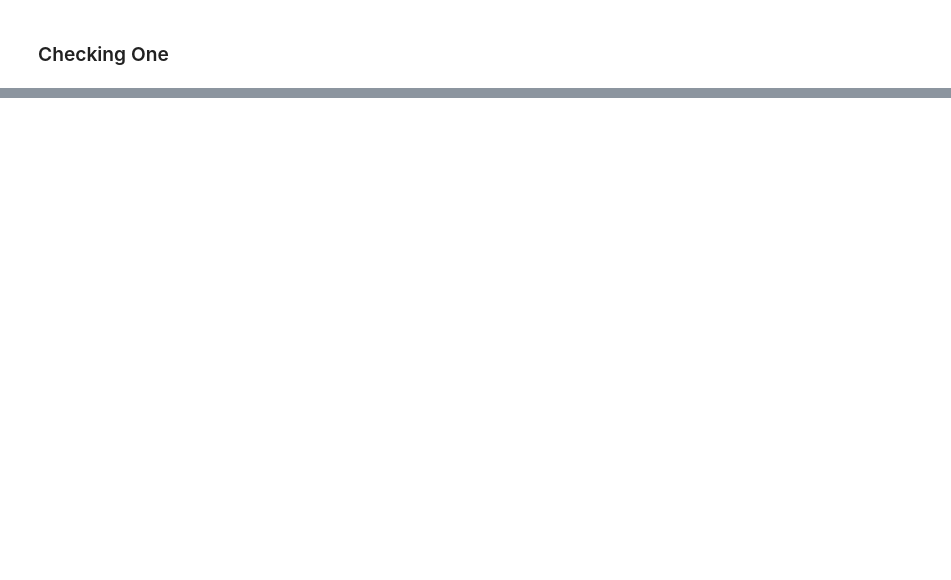
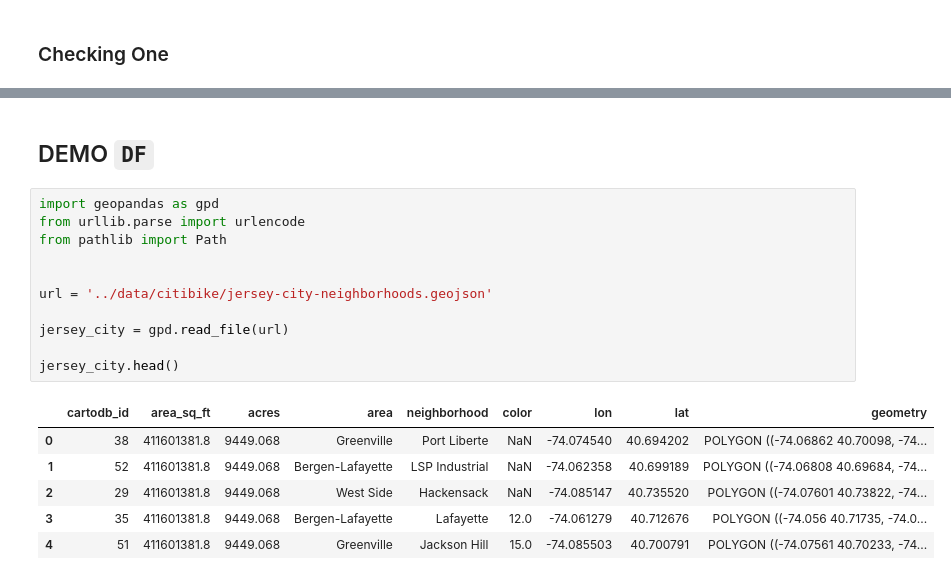
Before and after one commit to hovhannisyan91/aca, a Jupyter notebook: lab/python/notebooks/19_geoanalytics.ipynb, the cells around one changed output, grey strips where cells are left out. Cells and saved outputs as stored; diff of their text form; blank space fills up the shorter version.

```diff
--- a/lab/python/notebooks/19_geoanalytics.ipynb
+++ b/lab/python/notebooks/19_geoanalytics.ipynb
@@ -203,0 +390,20 @@ m
+# %% [markdown]
+## DEMO `DF`
+# %%
+import geopandas as gpd
+from urllib.parse import urlencode
+from pathlib import Path
+
+
+url = '../data/citibike/jersey-city-neighborhoods.geojson'
+
+jersey_city = gpd.read_file(url)
+
+jersey_city.head()
+# %% [output]
+|  | cartodb_id | area_sq_ft | acres | area | neighborhood | color | lon | lat | geometry |
+| 0 | 38 | 411601381.8 | 9449.068 | Greenville | Port Liberte | NaN | -74.074540 | 40.694202 | POLYGON ((-74.06862 40.70098, -74... |
+| 1 | 52 | 411601381.8 | 9449.068 | Bergen-Lafayette | LSP Industrial | NaN | -74.062358 | 40.699189 | POLYGON ((-74.06808 40.69684, -74... |
+| 2 | 29 | 411601381.8 | 9449.068 | West Side | Hackensack | NaN | -74.085147 | 40.735520 | POLYGON ((-74.07601 40.73822, -74... |
+| 3 | 35 | 411601381.8 | 9449.068 | Bergen-Lafayette | Lafayette | 12.0 | -74.061279 | 40.712676 | POLYGON ((-74.056 40.71735, -74.0... |
+| 4 | 51 | 411601381.8 | 9449.068 | Greenville | Jackson Hill | 15.0 | -74.085503 | 40.700791 | POLYGON ((-74.07561 40.70233, -74... |
```
Also changed, not shown: parts of 35 cells of this notebook, 1 other file.
